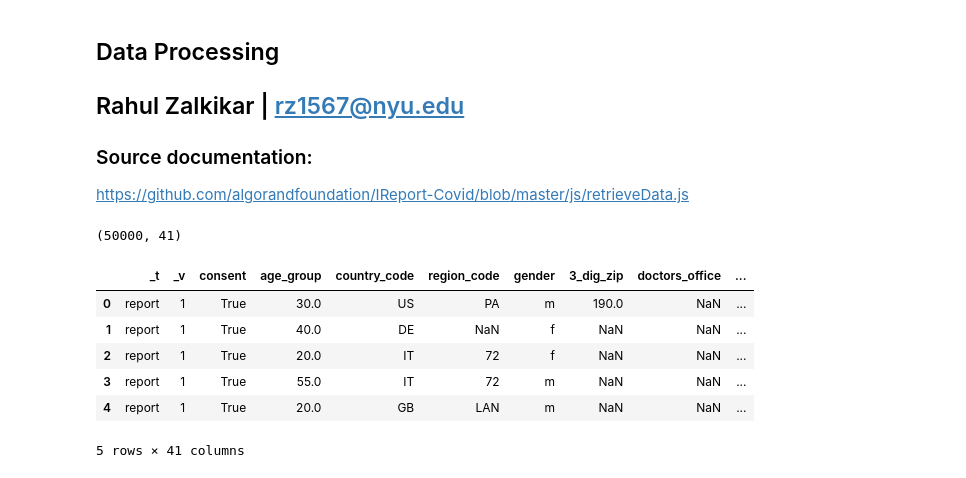
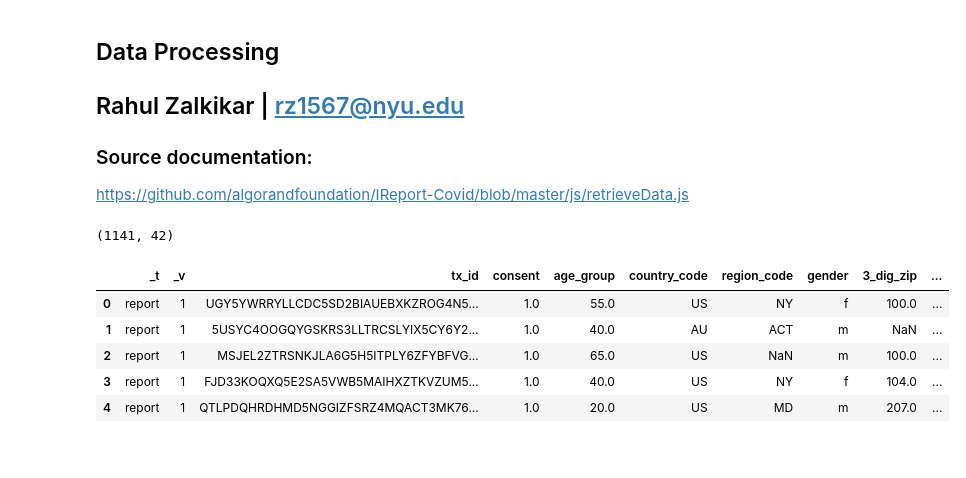
Before and after one commit to zalkikar/AlgoRand_Covid, a Jupyter notebook: Algorand_process.ipynb, the cells around one changed output. Drawn from its saved outputs; the diff is of its cells as text; code cells hidden in the pictures.

```diff
--- a/Algorand_process.ipynb
+++ b/Algorand_process.ipynb
@@ -10,19 +10,20 @@ https://github.com/algorandfoundation/IReport-Covid/blob/master/js/retrieveData.
 import pandas as pd
 pd.set_option('display.max_rows', None)
 pd.set_option('display.max_columns', None)
+from datetime import datetime
+date = str(datetime.today().strftime('%Y-%m-%d'))
 # %%
-data_df = pd.read_csv('covidData.csv')
+data_df = pd.read_csv('covidData'+date+'.csv')
 print(data_df.shape)
 data_df.head()
 # %% [output]
-(50000, 41)
+(1141, 42)
-|  | _t | _v | consent | age_group | country_code | region_code | gender | 3_dig_zip | doctors_office | ... |
-| 0 | report | 1 | True | 30.0 | US | PA | m | 190.0 | NaN | ... |
-| 1 | report | 1 | True | 40.0 | DE | NaN | f | NaN | NaN | ... |
-| 2 | report | 1 | True | 20.0 | IT | 72 | f | NaN | NaN | ... |
-| 3 | report | 1 | True | 55.0 | IT | 72 | m | NaN | NaN | ... |
-| 4 | report | 1 | True | 20.0 | GB | LAN | m | NaN | NaN | ... |
+|  | _t | _v | tx_id | consent | age_group | country_code | region_code | gender | 3_dig_zip | ... |
+| 0 | report | 1 | UGY5YWRRYLLCDC5SD2BIAUEBXKZROG4N5... | 1.0 | 55.0 | US | NY | f | 100.0 | ... |
+| 1 | report | 1 | 5USYC4OOGQYGSKRS3LLTRCSLYIX5CY6Y2... | 1.0 | 40.0 | AU | ACT | m | NaN | ... |
+| 2 | report | 1 | MSJEL2ZTRSNKJLA6G5H5ITPLY6ZFYBFVG... | 1.0 | 65.0 | US | NaN | m | 100.0 | ... |
+| 3 | report | 1 | FJD33KOQXQ5E2SA5VWB5MAIHXZTKVZUM5... | 1.0 | 40.0 | US | NY | f | 104.0 | ... |
+| 4 | report | 1 | QTLPDQHRDHMD5NGGIZFSRZ4MQACT3MK76... | 1.0 | 20.0 | US | MD | m | 207.0 | ... |
-5 rows × 41 columns
 # %%
 def clean_df(df):
     if (len(list(set(df.consent))) == 1) & (list(set(df.consent))[0] == True):
```
Also changed, not shown: parts of 2 cells of this notebook, 9 other files.
